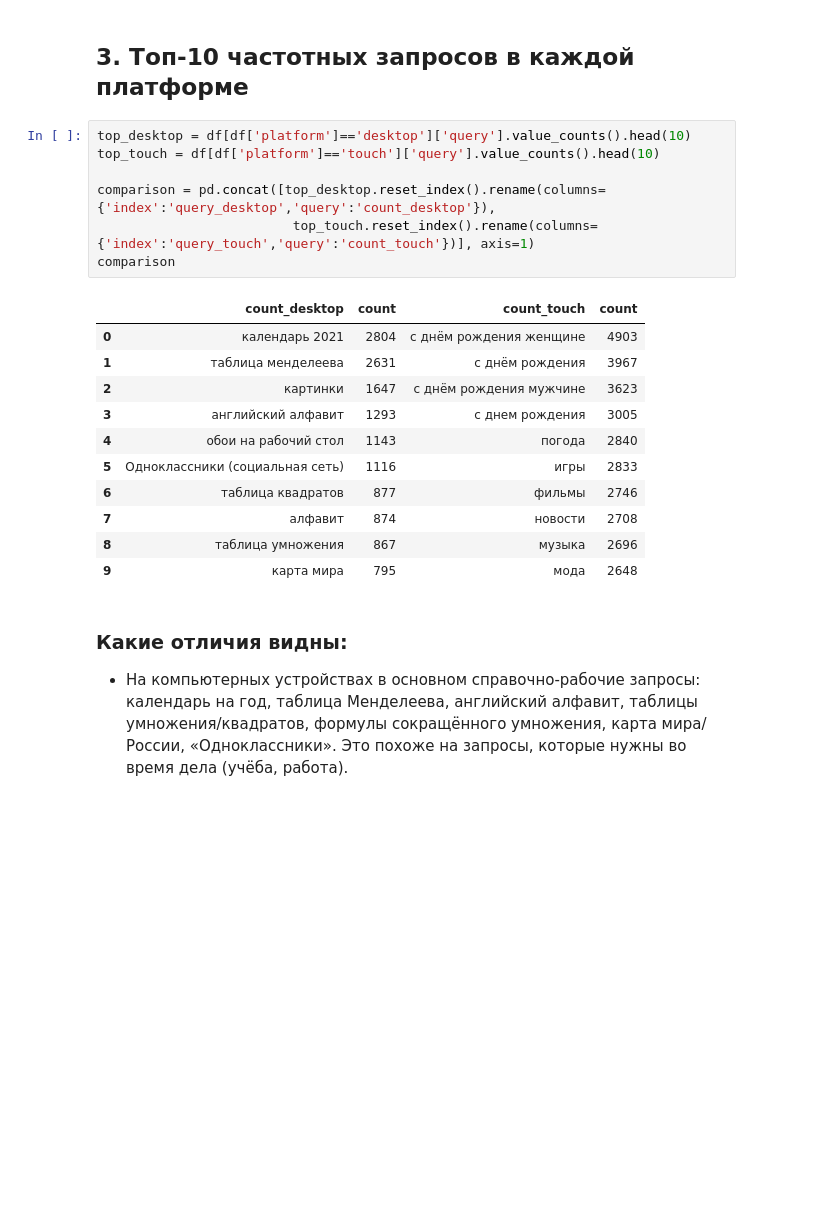
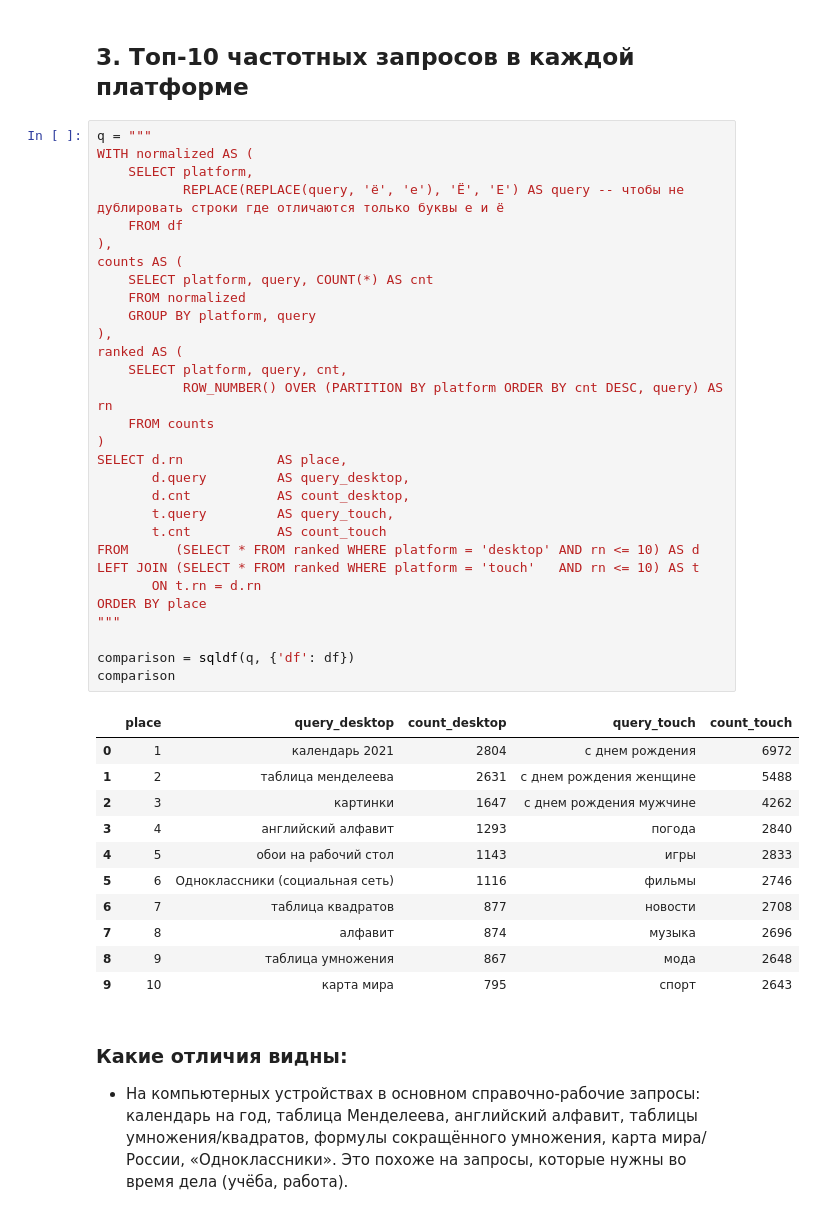
Before and after one commit to putivtseva-art/YandexImages, a Jupyter notebook: yandex_images_analysis.ipynb, the cells around one changed output. Cells and saved outputs as stored; diff of their text form; blank space fills up the shorter version.

```diff
--- a/yandex_images_analysis.ipynb
+++ b/yandex_images_analysis.ipynb
@@ -107,24 +107,47 @@ print(f'Доля запросов "ютуб" от всех запросов plat
 # %% [markdown]
 ## 3. Топ-10 частотных запросов в каждой платформе
 # %%
-top_desktop = df[df['platform']=='desktop']['query'].value_counts().head(10)
-top_touch = df[df['platform']=='touch']['query'].value_counts().head(10)
+q = """
+WITH normalized AS (
+    SELECT platform,
+           REPLACE(REPLACE(query, 'ё', 'е'), 'Ё', 'Е') AS query -- чтобы не дублировать строки где отличаются только буквы е и ё
+    FROM df
+),
+counts AS (
+    SELECT platform, query, COUNT(*) AS cnt
+    FROM normalized
+    GROUP BY platform, query
+),
+ranked AS (
+    SELECT platform, query, cnt,
+           ROW_NUMBER() OVER (PARTITION BY platform ORDER BY cnt DESC, query) AS rn
+    FROM counts
+)
+SELECT d.rn            AS place,
+       d.query         AS query_desktop,
+       d.cnt           AS count_desktop,
+       t.query         AS query_touch,
+       t.cnt           AS count_touch
+FROM      (SELECT * FROM ranked WHERE platform = 'desktop' AND rn <= 10) AS d
+LEFT JOIN (SELECT * FROM ranked WHERE platform = 'touch'   AND rn <= 10) AS t
+       ON t.rn = d.rn
+ORDER BY place
+"""
 
-comparison = pd.concat([top_desktop.reset_index().rename(columns={'index':'query_desktop','query':'count_desktop'}),
-                         top_touch.reset_index().rename(columns={'index':'query_touch','query':'count_touch'})], axis=1)
+comparison = sqldf(q, {'df': df})
 comparison
 # %% [output]
-|  | count_desktop | count | count_touch | count |
-| 0 | календарь 2021 | 2804 | с днём рождения женщине | 4903 |
-| 1 | таблица менделеева | 2631 | с днём рождения | 3967 |
-| 2 | картинки | 1647 | с днём рождения мужчине | 3623 |
-| 3 | английский алфавит | 1293 | с днем рождения | 3005 |
-| 4 | обои на рабочий стол | 1143 | погода | 2840 |
-| 5 | Одноклассники (социальная сеть) | 1116 | игры | 2833 |
-| 6 | таблица квадратов | 877 | фильмы | 2746 |
-| 7 | алфавит | 874 | новости | 2708 |
-| 8 | таблица умножения | 867 | музыка | 2696 |
-| 9 | карта мира | 795 | мода | 2648 |
+|  | place | query_desktop | count_desktop | query_touch | count_touch |
+| 0 | 1 | календарь 2021 | 2804 | с днем рождения | 6972 |
+| 1 | 2 | таблица менделеева | 2631 | с днем рождения женщине | 5488 |
+| 2 | 3 | картинки | 1647 | с днем рождения мужчине | 4262 |
+| 3 | 4 | английский алфавит | 1293 | погода | 2840 |
+| 4 | 5 | обои на рабочий стол | 1143 | игры | 2833 |
+| 5 | 6 | Одноклассники (социальная сеть) | 1116 | фильмы | 2746 |
+| 6 | 7 | таблица квадратов | 877 | новости | 2708 |
+| 7 | 8 | алфавит | 874 | музыка | 2696 |
+| 8 | 9 | таблица умножения | 867 | мода | 2648 |
+| 9 | 10 | карта мира | 795 | спорт | 2643 |
 # %% [markdown]
 ### Какие отличия видны:
 
```
